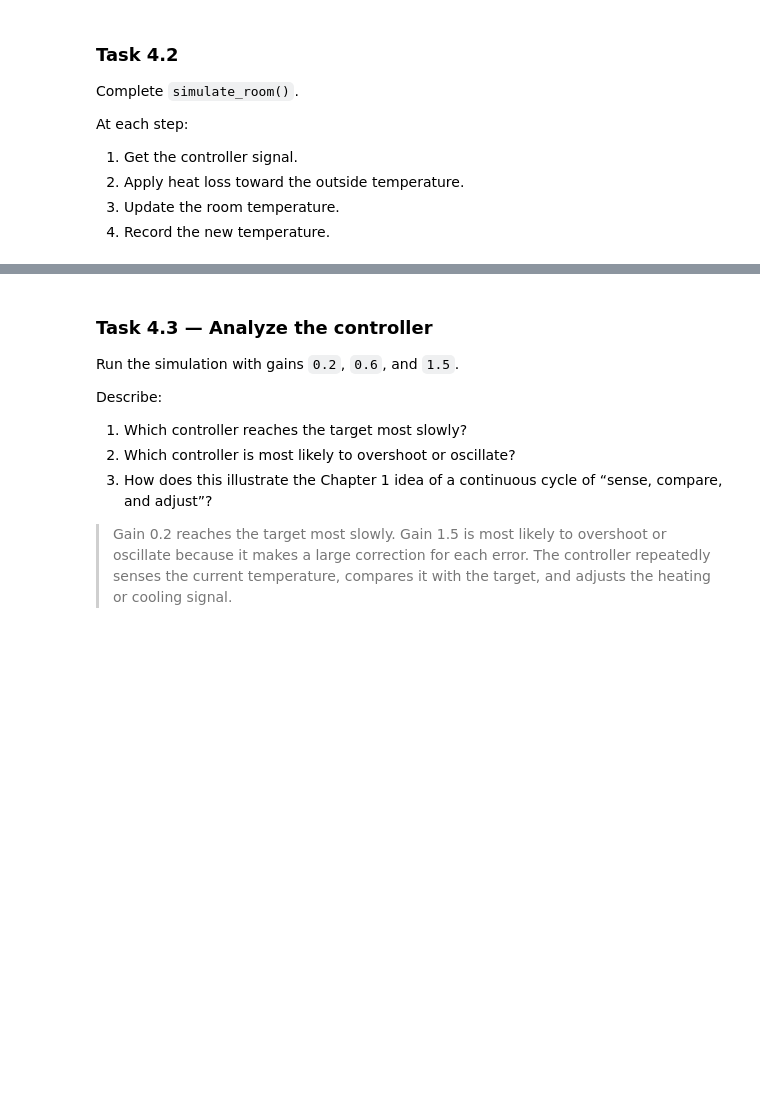
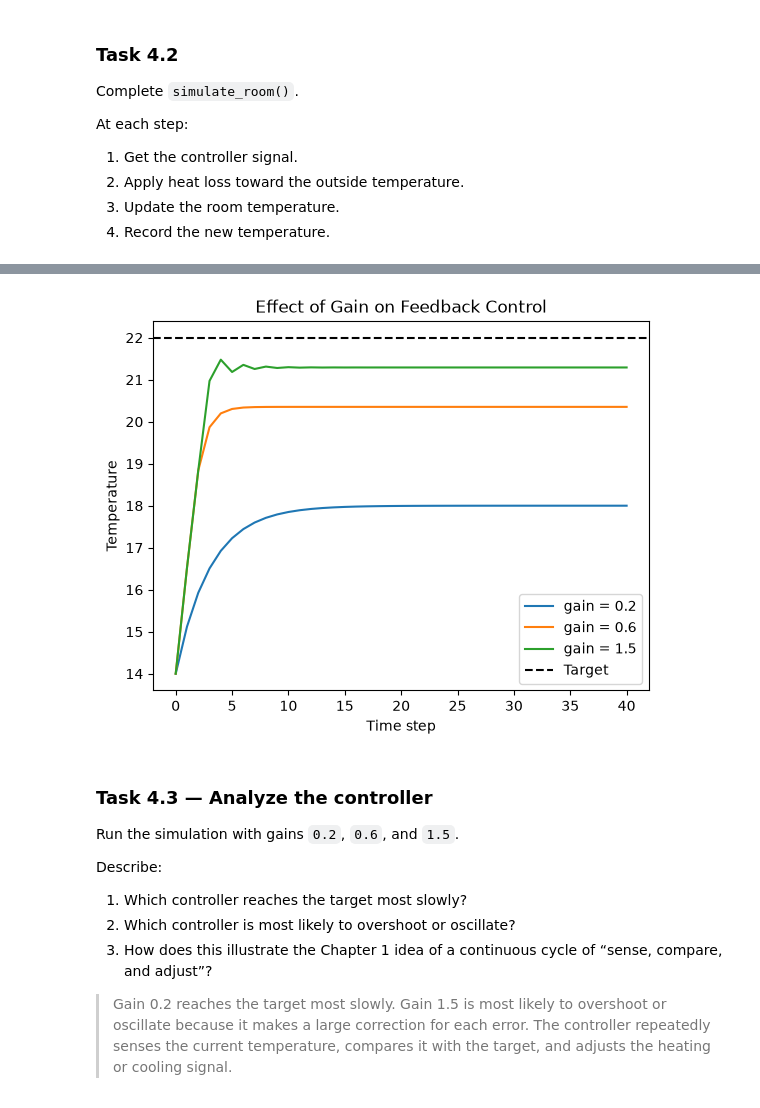
Before and after one commit to DrNatas/Comp_469, a Jupyter notebook: Fall 2026/L01 - Introduction and Intelligent Agents/Labs/COMP469_Chapter1_5_Lab_Homework_Instructor.ipynb, the cells around one changed output, grey strips where cells are left out. Cells and saved outputs as stored; diff of their text form; code cells hidden in the pictures; blank space fills up the shorter version.

```diff
--- a/Fall 2026/L01 - Introduction and Intelligent Agents/Labs/COMP469_Chapter1_5_Lab_Homework_Instructor.ipynb
+++ b/Fall 2026/L01 - Introduction and Intelligent Agents/Labs/COMP469_Chapter1_5_Lab_Homework_Instructor.ipynb
@@ -455,3 +455,22 @@ plt.show()
+# %%
+for gain in (0.2, 0.6, 1.5):
+    trial_temperatures = simulate_room(
+        initial_temperature=14.0,
+        target_temperature=22.0,
+        outside_temperature=8.0,
+        steps=40,
+        gain=gain,
+    )
+    plt.plot(trial_temperatures, label=f"gain = {gain}")
+
+plt.axhline(22.0, linestyle="--", color="black", label="Target")
+plt.xlabel("Time step")
+plt.ylabel("Temperature")
+plt.title("Effect of Gain on Feedback Control")
+plt.legend()
+plt.show()
+# %% [output]
+[figure, added]
 # %% [markdown]
 ### Task 4.3 — Analyze the controller
 
```
Also changed, not shown: parts of 1 cell of this notebook, 3 other files.
